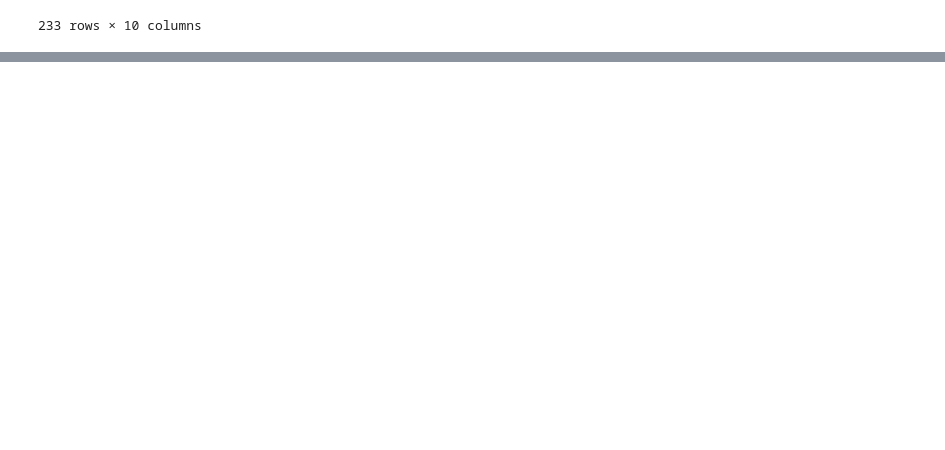
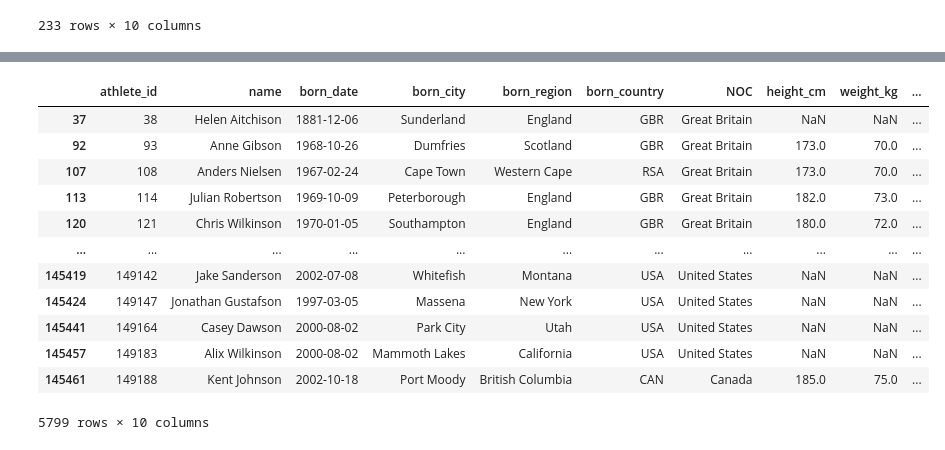
Before and after one commit to Anushruti47/pandas_keithGally, a Jupyter notebook: pandas-tutorial/6.FilteringDataString.ipynb, the cells around one changed output, grey strips where cells are left out. Cells and saved outputs as stored; diff of their text form; code cells hidden in the pictures; blank space fills up the shorter version.

```diff
--- a/pandas-tutorial/6.FilteringDataString.ipynb
+++ b/pandas-tutorial/6.FilteringDataString.ipynb
@@ -83,0 +140,18 @@ bios[bios["name"].str.contains("patrick",case=False)]
+# %%
+#4. Find athletes with names ending in 'son' or 'sen':
+son_sen_names=bios[bios['name'].str.contains(r'son$|sen$',case=False,na=False)]
+son_sen_names
+# %% [output]
+|  | athlete_id | name | born_date | born_city | born_region | born_country | NOC | height_cm | weight_kg | ... |
+| 37 | 38 | Helen Aitchison | 1881-12-06 | Sunderland | England | GBR | Great Britain | NaN | NaN | ... |
+| 92 | 93 | Anne Gibson | 1968-10-26 | Dumfries | Scotland | GBR | Great Britain | 173.0 | 70.0 | ... |
+| 107 | 108 | Anders Nielsen | 1967-02-24 | Cape Town | Western Cape | RSA | Great Britain | 173.0 | 70.0 | ... |
+| 113 | 114 | Julian Robertson | 1969-10-09 | Peterborough | England | GBR | Great Britain | 182.0 | 73.0 | ... |
+| 120 | 121 | Chris Wilkinson | 1970-01-05 | Southampton | England | GBR | Great Britain | 180.0 | 72.0 | ... |
+| ... | ... | ... | ... | ... | ... | ... | ... | ... | ... | ... |
+| 145419 | 149142 | Jake Sanderson | 2002-07-08 | Whitefish | Montana | USA | United States | NaN | NaN | ... |
+| 145424 | 149147 | Jonathan Gustafson | 1997-03-05 | Massena | New York | USA | United States | NaN | NaN | ... |
+| 145441 | 149164 | Casey Dawson | 2000-08-02 | Park City | Utah | USA | United States | NaN | NaN | ... |
+| 145457 | 149183 | Alix Wilkinson | 2000-08-02 | Mammoth Lakes | California | USA | United States | NaN | NaN | ... |
+| 145461 | 149188 | Kent Johnson | 2002-10-18 | Port Moody | British Columbia | CAN | Canada | 185.0 | 75.0 | ... |
+5799 rows × 10 columns
```
Also changed, not shown: parts of 13 cells of this notebook, 1 other file.
